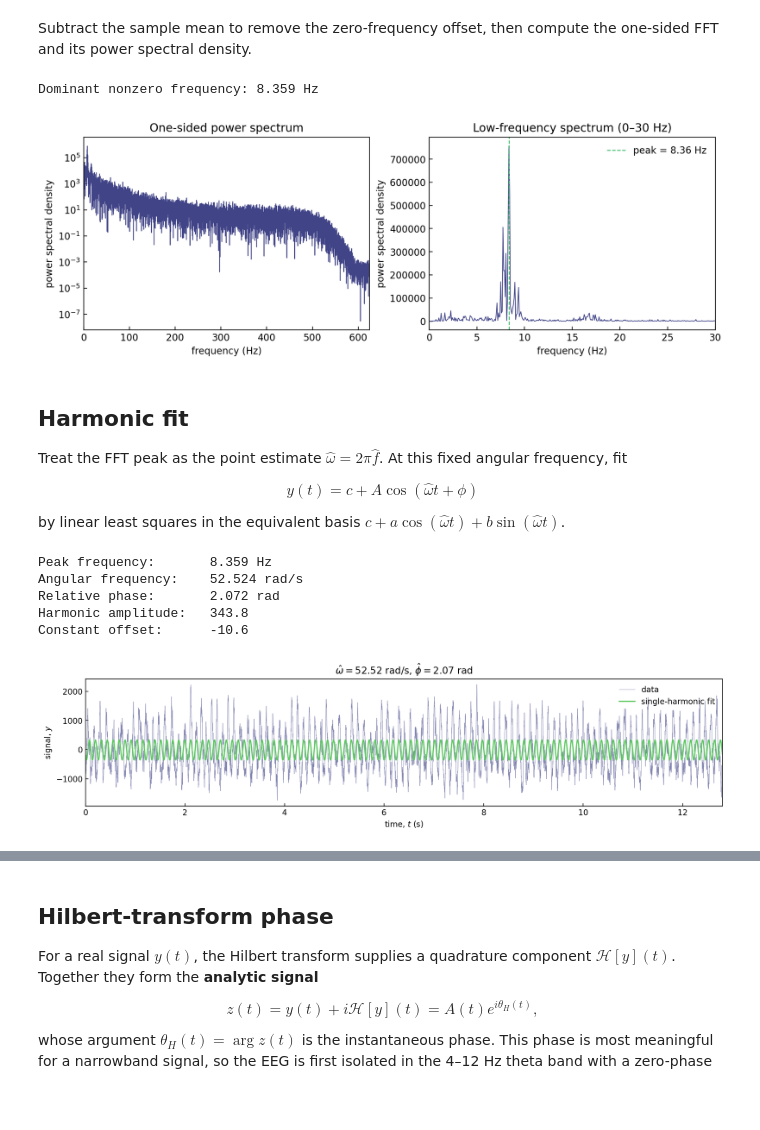
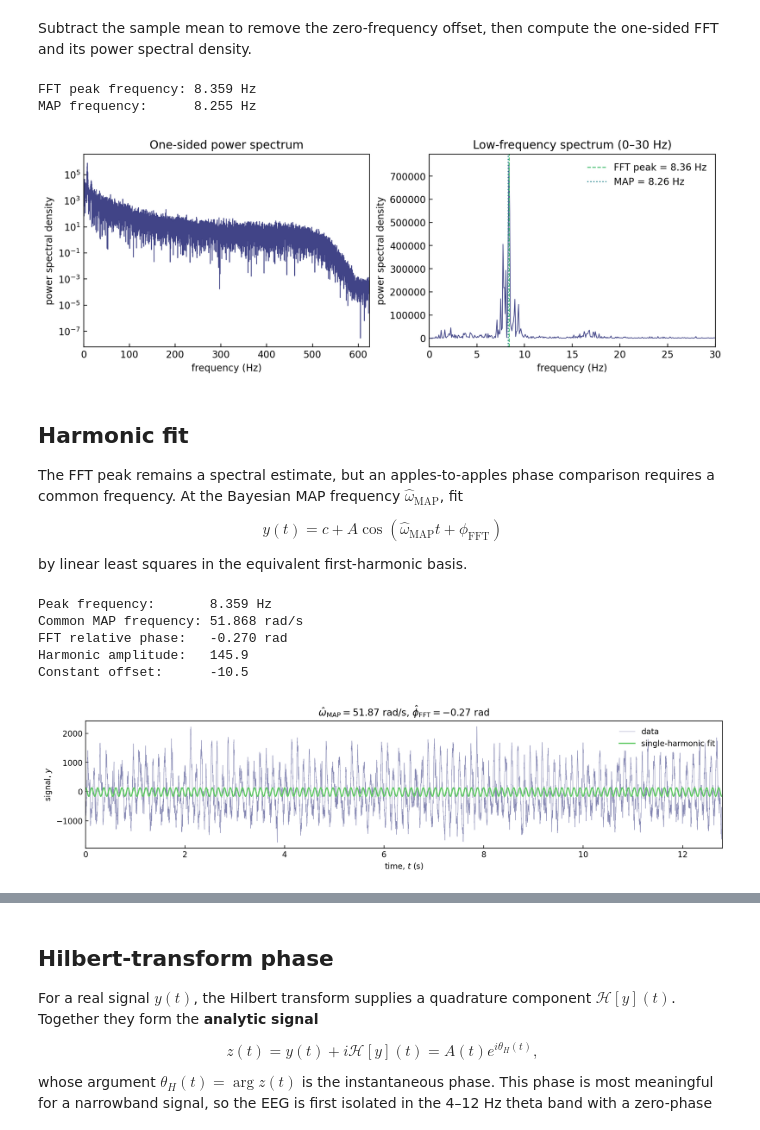
Before and after one commit to bishopgroup/phase-bayes, a Jupyter notebook: MethodComparisons/FFT.ipynb, the cells around one changed output, grey strips where cells are left out. Drawn from its saved outputs; the diff is of its cells as text; code cells hidden in the pictures; blank space fills up the shorter version.

```diff
--- a/MethodComparisons/FFT.ipynb
+++ b/MethodComparisons/FFT.ipynb
@@ -99,9 +99,22 @@ power_spectrum[1:-1] *= 2
 
 peak_index = 1 + np.argmax(power_spectrum[1:])
 peak_frequency = frequencies[peak_index]
-print(f'Dominant nonzero frequency: {peak_frequency:.3f} Hz')
+omega_fft = 2 * np.pi * peak_frequency
+
+parameter_estimates_path = '../Hippocampal/data/parameter_estimates_good.npz'
+with np.load(parameter_estimates_path) as parameter_data:
+    map_estimate = parameter_data['map_estimate']
+    parameter_names = parameter_data['parameter_names']
+
+omega_index = np.flatnonzero(parameter_names == 'omega').item()
+omega_map = map_estimate[omega_index]
+map_frequency = omega_map / (2 * np.pi)
+
+print(f'FFT peak frequency: {peak_frequency:.3f} Hz')
+print(f'MAP frequency:      {map_frequency:.3f} Hz')
 # %% [output]
-Dominant nonzero frequency: 8.359 Hz
+FFT peak frequency: 8.359 Hz
+MAP frequency:      8.255 Hz
 # %%
 fig, axes = plt.subplots(1, 2, figsize=(10, 3.5), constrained_layout=True)
 
@@ -113,70 +126,76 @@ axes[0].set(
     xlim=(0, sampling_frequency / 2),
 )
 
 max_frequency = 30.0
 frequency_mask = (frequencies > 0) & (frequencies <= max_frequency)
 axes[1].plot(
     frequencies[frequency_mask],
     power_spectrum[frequency_mask],
     color=cmap(0.2),
     lw=0.8,
 )
 axes[1].axvline(
     peak_frequency,
     color=cmap(0.7),
     ls='--',
     lw=1,
-    label=f'peak = {peak_frequency:.2f} Hz',
+    label=rf'FFT peak = {peak_frequency:.2f} Hz',
+)
+axes[1].axvline(
+    map_frequency,
+    color=cmap(0.45),
+    ls=':',
+    lw=1.2,
+    label=rf'MAP = {map_frequency:.2f} Hz',
 )
 axes[1].set(
     xlabel='frequency (Hz)',
     ylabel='power spectral density',
     title=f'Low-frequency spectrum (0–{max_frequency:g} Hz)',
     xlim=(0, max_frequency),
 )
 axes[1].legend(frameon=False)
 
 for ax in axes:
     ax.tick_params(direction='in')
 
 plt.show()
 # %% [output]
-[figure, old version]
+[figure, new version]
 # %% [markdown]
 ## Harmonic fit
 
-Treat the FFT peak as the point estimate $\hat\omega=2\pi\hat f$. At this fixed angular frequency, fit
+The FFT peak remains a spectral estimate, but an apples-to-apples phase comparison requires a common frequency. At the Bayesian MAP frequency $\hat\omega_{\mathrm{MAP}}$, fit
 
-$$y(t)=c+A\cos(\hat\omega t+\phi)$$
+$$y(t)=c+A\cos(\hat\omega_{\mathrm{MAP}}t+\phi_{\mathrm{FFT}})$$
 
-by linear least squares in the equivalent basis $c+a\cos(\hat\omega t)+b\sin(\hat\omega t)$.
+by linear least squares in the equivalent first-harmonic basis.
 # %%
-omega_hat = 2 * np.pi * peak_frequency
 design_matrix = np.column_stack([
     np.ones_like(tk),
-    np.cos(omega_hat * tk),
-    np.sin(omega_hat * tk),
+    np.cos(omega_map * tk),
+    np.sin(omega_map * tk),
 ])
 offset_hat, cosine_coefficient, sine_coefficient = np.linalg.lstsq(
     design_matrix, yk, rcond=None
 )[0]
 
-amplitude_hat = np.hypot(cosine_coefficient, sine_coefficient)
-phi_hat = np.arctan2(-sine_coefficient, cosine_coefficient)
-theta_hat = omega_hat * tk + phi_hat
-fitted_signal = offset_hat + amplitude_hat * np.cos(theta_hat)
+amplitude_fft = np.hypot(cosine_coefficient, sine_coefficient)
+phi_fft = np.arctan2(-sine_coefficient, cosine_coefficient)
+theta_fft = omega_map * tk + phi_fft
+fitted_signal = offset_hat + amplitude_fft * np.cos(theta_fft)
 
 print(f'Peak frequency:       {peak_frequency:.3f} Hz')
-print(f'Angular frequency:    {omega_hat:.3f} rad/s')
-print(f'Relative phase:       {phi_hat:.3f} rad')
-print(f'Harmonic amplitude:   {amplitude_hat:.1f}')
+print(f'Common MAP frequency: {omega_map:.3f} rad/s')
+print(f'FFT relative phase:   {phi_fft:.3f} rad')
+print(f'Harmonic amplitude:   {amplitude_fft:.1f}')
 print(f'Constant offset:      {offset_hat:.1f}')
 # %% [output]
 Peak frequency:       8.359 Hz
-Angular frequency:    52.524 rad/s
-Relative phase:       2.072 rad
-Harmonic amplitude:   343.8
-Constant offset:      -10.6
+Common MAP frequency: 51.868 rad/s
+FFT relative phase:   -0.270 rad
+Harmonic amplitude:   145.9
+Constant offset:      -10.5
 # %%
 fig, ax = plt.subplots(figsize=(12, 3), constrained_layout=True)
 ax.plot(tk, yk, color=cmap(0.2), lw=0.5, alpha=0.65, label='data')
@@ -185,13 +204,13 @@ ax.plot(tk, fitted_signal, color=cmap(0.75), lw=1.5, label='single-harmonic fit'
 ax.set(
     xlabel='time, $t$ (s)',
     ylabel='signal, $y$',
-    title=rf'$\hat{{\omega}}={omega_hat:.2f}$ rad/s, $\hat{{\phi}}={phi_hat:.2f}$ rad',
+    title=rf'$\hat{{\omega}}_{{\mathrm{{MAP}}}}={omega_map:.2f}$ rad/s, $\hat{{\phi}}_{{\mathrm{{FFT}}}}={phi_fft:.2f}$ rad',
     xlim=(tk[0], tk[-1]),
 )
 ax.tick_params(direction='in')
 ax.legend(frameon=False)
 plt.show()
 # %% [output]
-[figure, old version]
+[figure, new version]
 # %%
 n_cycles = 6
```
Also changed, not shown: parts of 6 cells of this notebook.
